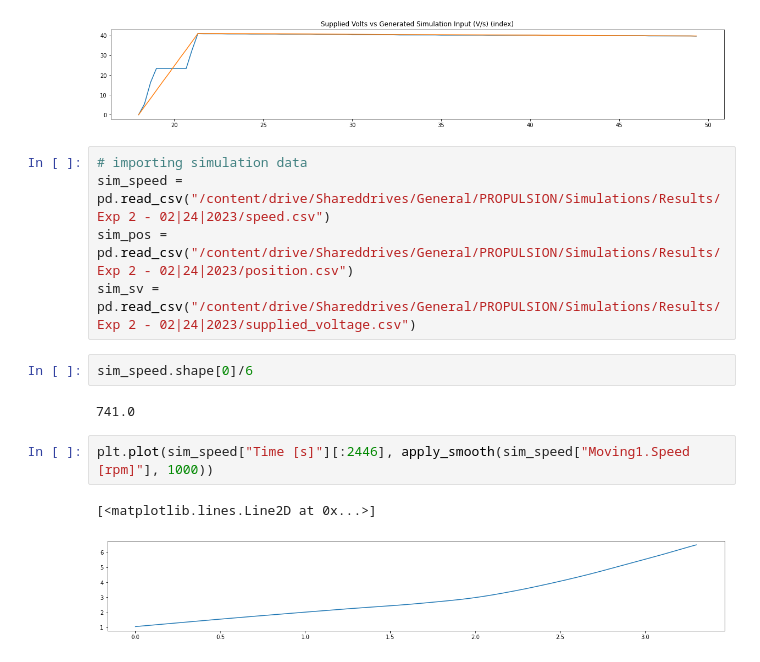
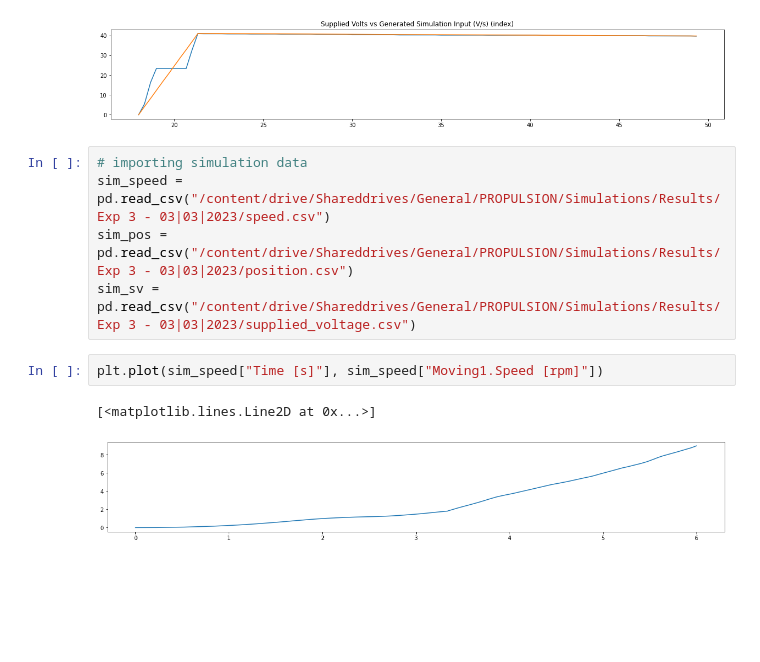
Before and after one commit to waterloop/propulsion-misc, a Jupyter notebook: RCommExtractor/Roboteq_Commutation_Extraction.ipynb, the cells around one changed output. Drawn from its saved outputs; the diff is of its cells as text; blank space fills up the shorter version.

```diff
--- a/RCommExtractor/Roboteq_Commutation_Extraction.ipynb
+++ b/RCommExtractor/Roboteq_Commutation_Extraction.ipynb
@@ -164,15 +165,11 @@ Total time: 31.67s
 [figure]
 # %%
 # importing simulation data
-sim_speed = pd.read_csv("/content/drive/Shareddrives/General/PROPULSION/Simulations/Results/Exp 2 - 02|24|2023/speed.csv")
-sim_pos = pd.read_csv("/content/drive/Shareddrives/General/PROPULSION/Simulations/Results/Exp 2 - 02|24|2023/position.csv")
-sim_sv = pd.read_csv("/content/drive/Shareddrives/General/PROPULSION/Simulations/Results/Exp 2 - 02|24|2023/supplied_voltage.csv")
+sim_speed = pd.read_csv("/content/drive/Shareddrives/General/PROPULSION/Simulations/Results/Exp 3 - 03|03|2023/speed.csv")
+sim_pos = pd.read_csv("/content/drive/Shareddrives/General/PROPULSION/Simulations/Results/Exp 3 - 03|03|2023/position.csv")
+sim_sv = pd.read_csv("/content/drive/Shareddrives/General/PROPULSION/Simulations/Results/Exp 3 - 03|03|2023/supplied_voltage.csv")
-# %%
-sim_speed.shape[0]/6
-# %% [output]
-741.0
 # %%
-plt.plot(sim_speed["Time [s]"][:2446], apply_smooth(sim_speed["Moving1.Speed [rpm]"], 1000))
+plt.plot(sim_speed["Time [s]"], sim_speed["Moving1.Speed [rpm]"])
 # %% [output]
 [<matplotlib.lines.Line2D at 0x...>]
-[figure, old version]
+[figure, new version]
```
Also changed, not shown: parts of 8 cells of this notebook, 6 other files.
